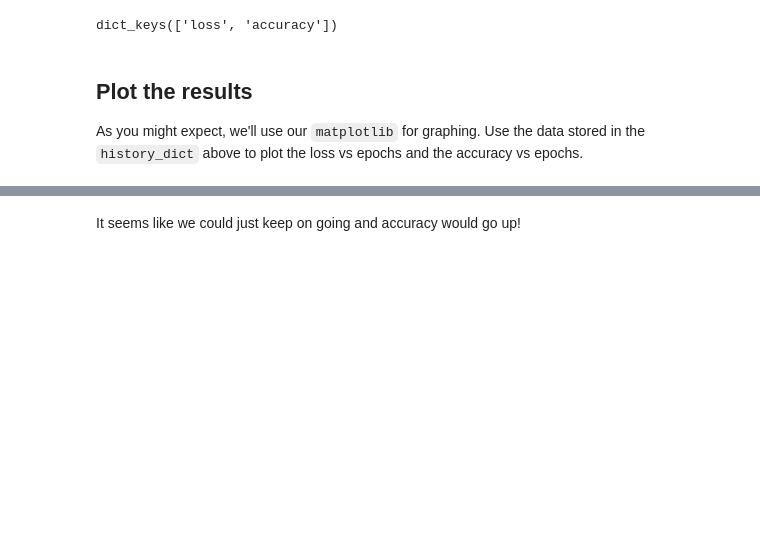
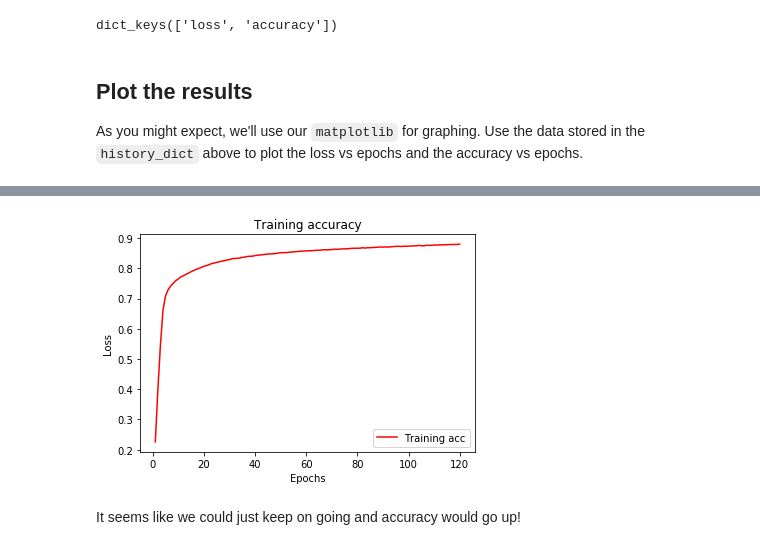
Before and after one commit to jammy-bot/dsc-introduction-to-keras-lab-online-ds-ft-120919, a Jupyter notebook: index.ipynb, the cells around one changed output, grey strips where cells are left out. Cells and saved outputs as stored; diff of their text form; code cells hidden in the pictures; blank space fills up the shorter version.

```diff
--- a/index.ipynb
+++ b/index.ipynb
@@ -312,13 +316,15 @@ NameError: name 'loss_values' is not defined
 # %%
 # Plot the training accuracy vs the number of epochs
-acc_values = history_dict['acc']
+acc_values = history_dict['accuracy']
 
 plt.plot(epochs, acc_values, 'r', label='Training acc')
 plt.title('Training accuracy')
 plt.xlabel('Epochs')
 plt.ylabel('Loss')
 plt.legend()
 plt.show()
+# %% [output]
+[figure, added]
 # %% [markdown]
 It seems like we could just keep on going and accuracy would go up!
 # %% [markdown]
```
Also changed, not shown: parts of 4 cells of this notebook.
